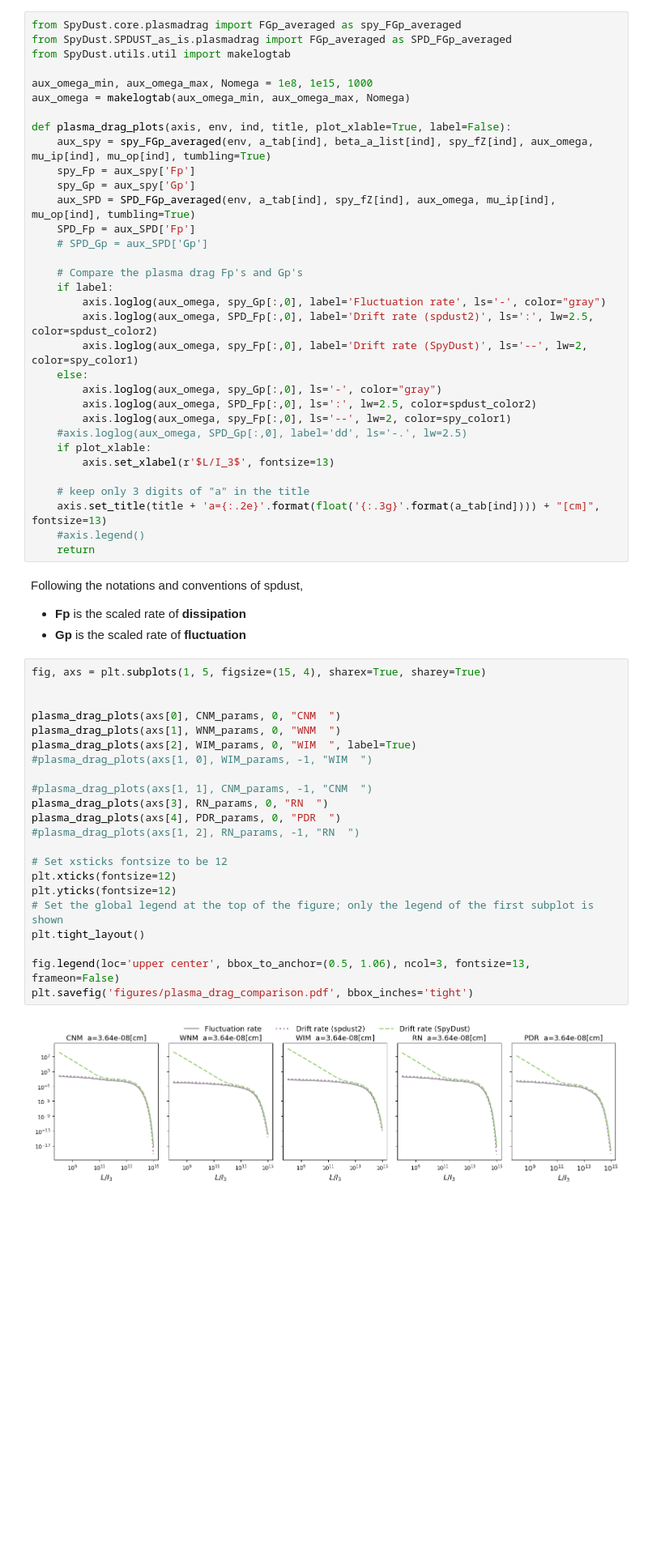
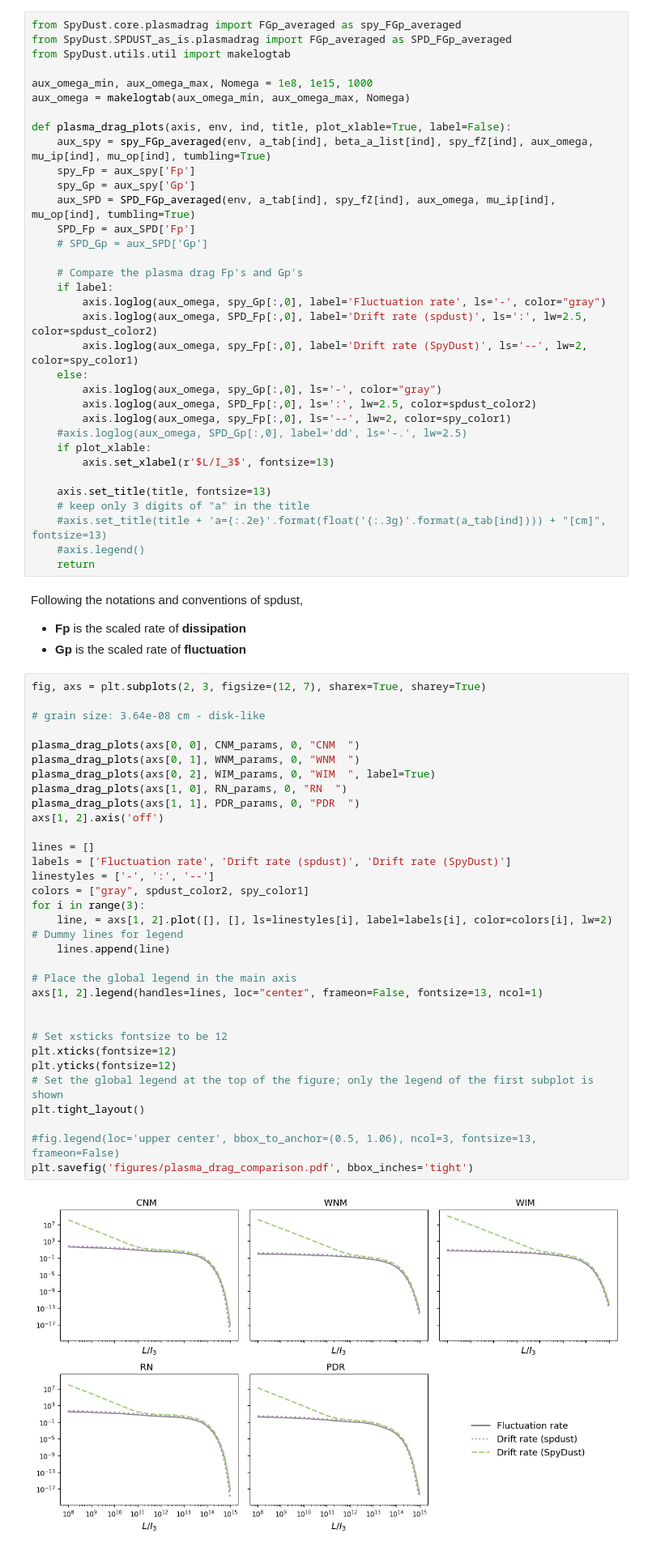
Before and after one commit to zzhang0123/SpyDust, a Jupyter notebook: notebooks/SpDust_vs_SpyDust.ipynb, the cells around one changed output. Shown at 81% size. Cells and saved outputs as stored; diff of their text form; blank space fills up the shorter version.

```diff
--- a/notebooks/SpDust_vs_SpyDust.ipynb
+++ b/notebooks/SpDust_vs_SpyDust.ipynb
@@ -194,7 +176,7 @@ def plasma_drag_plots(axis, env, ind, title, plot_xlable=True, label=False):
     # Compare the plasma drag Fp's and Gp's
     if label:
         axis.loglog(aux_omega, spy_Gp[:,0], label='Fluctuation rate', ls='-', color="gray")
-        axis.loglog(aux_omega, SPD_Fp[:,0], label='Drift rate (spdust2)', ls=':', lw=2.5, color=spdust_color2)
+        axis.loglog(aux_omega, SPD_Fp[:,0], label='Drift rate (spdust)', ls=':', lw=2.5, color=spdust_color2)
         axis.loglog(aux_omega, spy_Fp[:,0], label='Drift rate (SpyDust)', ls='--', lw=2, color=spy_color1)
     else:
         axis.loglog(aux_omega, spy_Gp[:,0], ls='-', color="gray")
@@ -204,8 +186,9 @@ def plasma_drag_plots(axis, env, ind, title, plot_xlable=True, label=False):
     if plot_xlable:
         axis.set_xlabel(r'$L/I_3$', fontsize=13)
 
+    axis.set_title(title, fontsize=13)
     # keep only 3 digits of "a" in the title
-    axis.set_title(title + 'a={:.2e}'.format(float('{:.3g}'.format(a_tab[ind]))) + "[cm]", fontsize=13)
+    #axis.set_title(title + 'a={:.2e}'.format(float('{:.3g}'.format(a_tab[ind]))) + "[cm]", fontsize=13)
     #axis.legend()
     return
 # %% [markdown]
@@ -213,29 +196,39 @@ Following the notations and conventions of spdust,
 - **Fp** is the scaled rate of **dissipation**
 - **Gp** is the scaled rate of **fluctuation**
 # %%
-fig, axs = plt.subplots(1, 5, figsize=(15, 4), sharex=True, sharey=True)
+fig, axs = plt.subplots(2, 3, figsize=(12, 7), sharex=True, sharey=True)
 
+# grain size: 3.64e-08 cm - disk-like
 
-plasma_drag_plots(axs[0], CNM_params, 0, "CNM  ")
-plasma_drag_plots(axs[1], WNM_params, 0, "WNM  ")
-plasma_drag_plots(axs[2], WIM_params, 0, "WIM  ", label=True)
-#plasma_drag_plots(axs[1, 0], WIM_params, -1, "WIM  ")
+plasma_drag_plots(axs[0, 0], CNM_params, 0, "CNM  ")
+plasma_drag_plots(axs[0, 1], WNM_params, 0, "WNM  ")
+plasma_drag_plots(axs[0, 2], WIM_params, 0, "WIM  ", label=True)
+plasma_drag_plots(axs[1, 0], RN_params, 0, "RN  ")
+plasma_drag_plots(axs[1, 1], PDR_params, 0, "PDR  ")
+axs[1, 2].axis('off')
 
-#plasma_drag_plots(axs[1, 1], CNM_params, -1, "CNM  ")
-plasma_drag_plots(axs[3], RN_params, 0, "RN  ")
-plasma_drag_plots(axs[4], PDR_params, 0, "PDR  ")
-#plasma_drag_plots(axs[1, 2], RN_params, -1, "RN  ")
+lines = []
+labels = ['Fluctuation rate', 'Drift rate (spdust)', 'Drift rate (SpyDust)']
+linestyles = ['-', ':', '--']
+colors = ["gray", spdust_color2, spy_color1]
+for i in range(3):
+    line, = axs[1, 2].plot([], [], ls=linestyles[i], label=labels[i], color=colors[i], lw=2)  # Dummy lines for legend
+    lines.append(line)
+
+# Place the global legend in the main axis
+axs[1, 2].legend(handles=lines, loc="center", frameon=False, fontsize=13, ncol=1)
+
 
 # Set xsticks fontsize to be 12
 plt.xticks(fontsize=12)
 plt.yticks(fontsize=12)
 # Set the global legend at the top of the figure; only the legend of the first subplot is shown
 plt.tight_layout()
 
-fig.legend(loc='upper center', bbox_to_anchor=(0.5, 1.06), ncol=3, fontsize=13, frameon=False)
+#fig.legend(loc='upper center', bbox_to_anchor=(0.5, 1.06), ncol=3, fontsize=13, frameon=False)
 plt.savefig('figures/plasma_drag_comparison.pdf', bbox_inches='tight')
 # %% [output]
-[figure, old version]
+[figure, new version]
 # %%
 def plot_rot_dist(axis, ind, env, title, plot_xlabel=False, plot_ylabel=False, label=False):
     Min_omega, Max_omega = 1e7, 1e12
```
Also changed, not shown: parts of 5 cells of this notebook, 13 other files.
